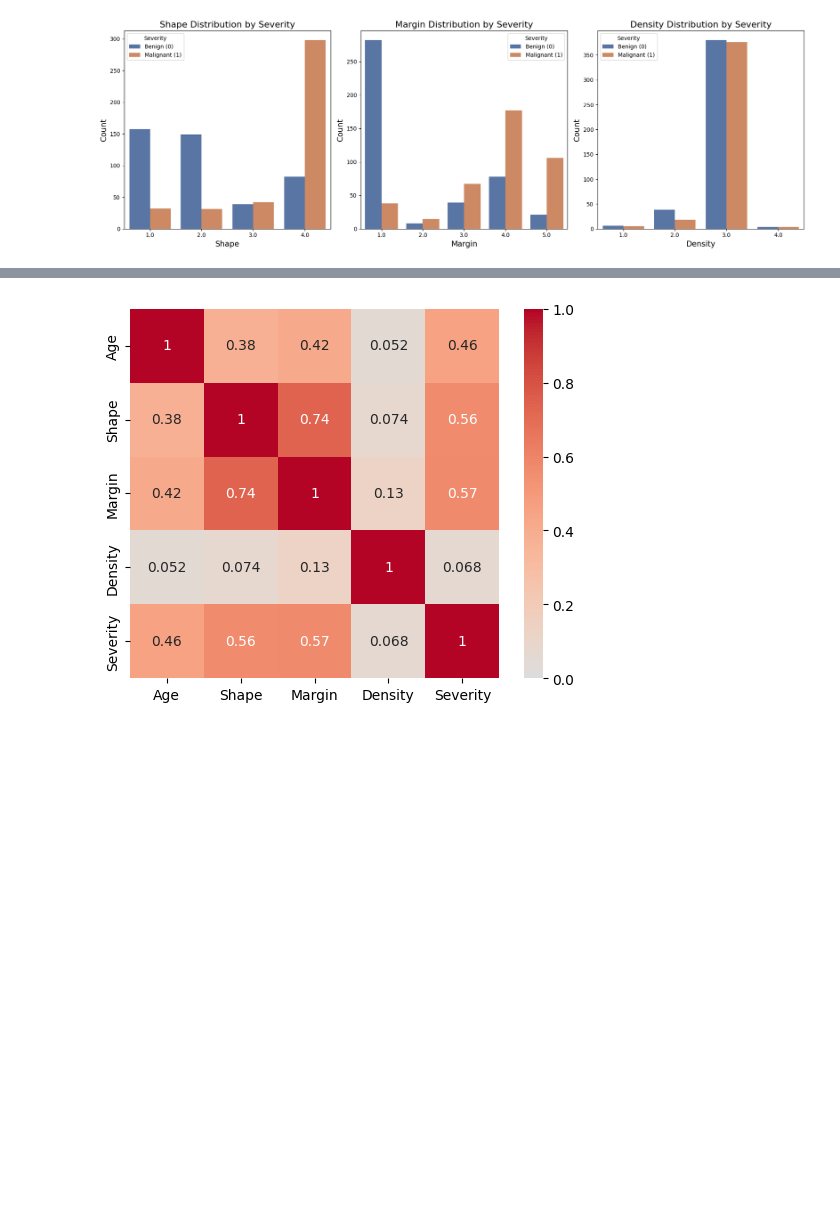
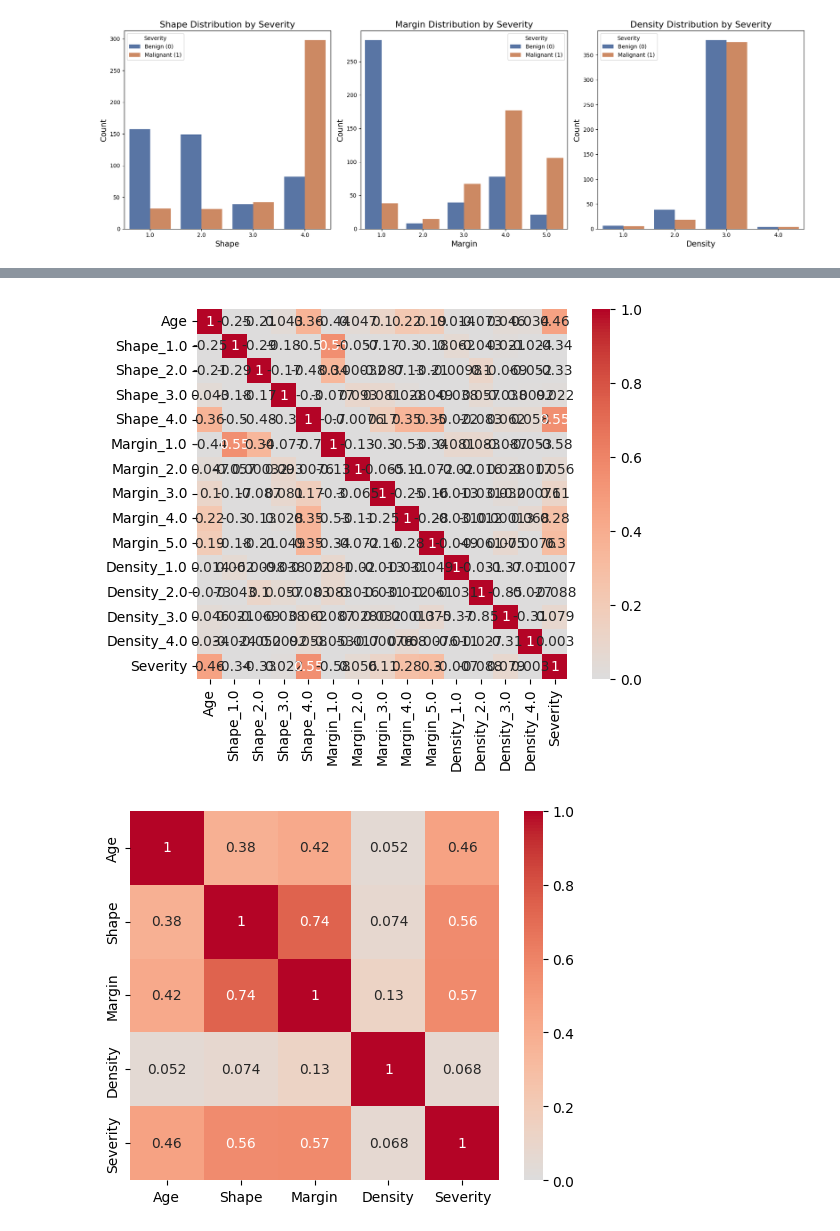
Before and after one commit to ceciliasant/AAproj1, a Jupyter notebook: proj1.ipynb, the cells around one changed output, grey strips where cells are left out. Drawn from its saved outputs; the diff is of its cells as text; code cells hidden in the pictures; blank space fills up the shorter version.

```diff
--- a/proj1.ipynb
+++ b/proj1.ipynb
@@ -102,3 +128,16 @@ plt.show()
 # margin and shape seem to be strong indicators of severity
 # %% [output]
 [figure]
+# %%
+## One-hot encode ordinal variables
+
+encoder = OneHotEncoder(sparse_output=False)
+
+one_hot_encoded = encoder.fit_transform(df[['Shape', 'Margin', 'Density']])
+
+one_hot_df = pd.DataFrame(one_hot_encoded, columns=encoder.get_feature_names_out(['Shape', 'Margin', 'Density']))
+
+df_encoded = pd.concat([df[['Age']], one_hot_df, df[['Severity']]], axis=1)
+
+print(df_encoded.shape)
+df_encoded.head()
@@ -105,3 +152,19 @@ plt.show()
+# %%
+## Correlation matrix- precisamos mudar par que se vejam os numeros
+
+correlation_matrix = df_encoded.corr()
+
+axis_corr = sns.heatmap(
+correlation_matrix,
+vmin=0, vmax=1, center=0,
+cmap= 'coolwarm',
+annot=True,
+square=True
+)
+
+plt.show()
+# %% [output]
+[figure, added]
 # %%
 ## Correlation matrix
 
```
Also changed, not shown: parts of 23 cells of this notebook.
